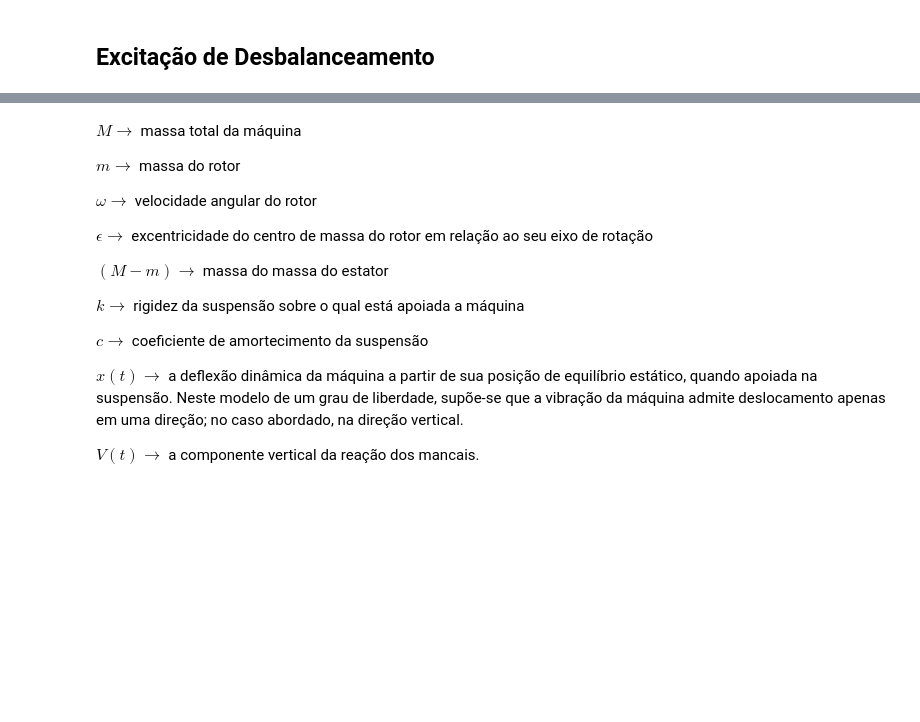
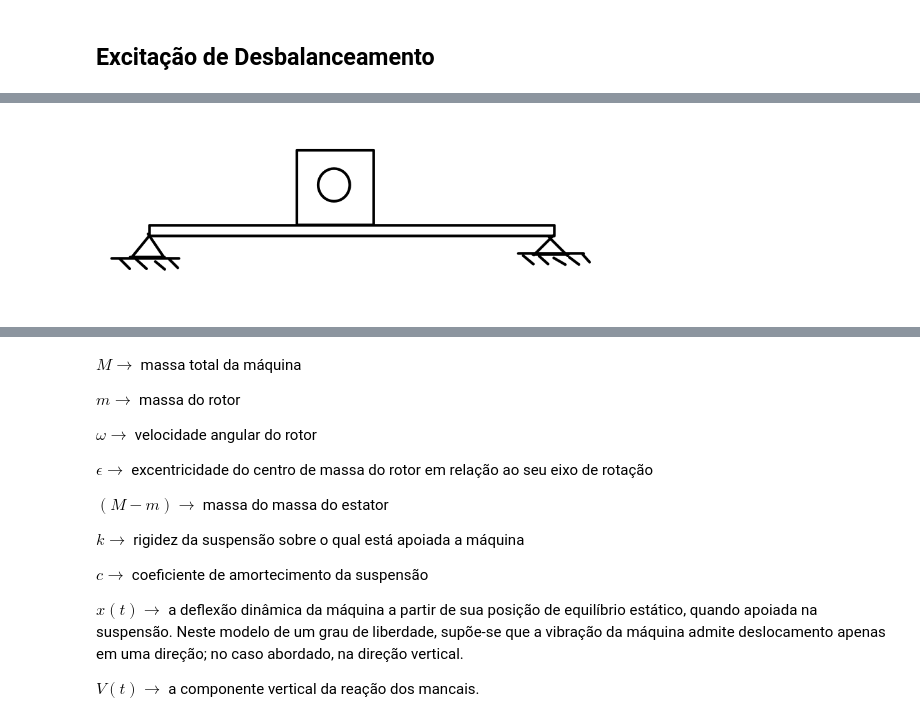
Before and after one commit to Pi-vi/Aulas_vibracoes, a Jupyter notebook: Vibs3.ipynb, the cells around one changed output, grey strips where cells are left out. Drawn from its saved outputs; the diff is of its cells as text; code cells hidden in the pictures; blank space fills up the shorter version.

```diff
--- a/Vibs3.ipynb
+++ b/Vibs3.ipynb
@@ -444,0 +449,4 @@ Image('figuras/fig3-7.png',width=400)
+# %%
+Image('figuras/fig3-9.png',width=500)
+# %% [output]
+[figure, added]
```
Also changed, not shown: parts of 10 cells of this notebook, 2 other files.
